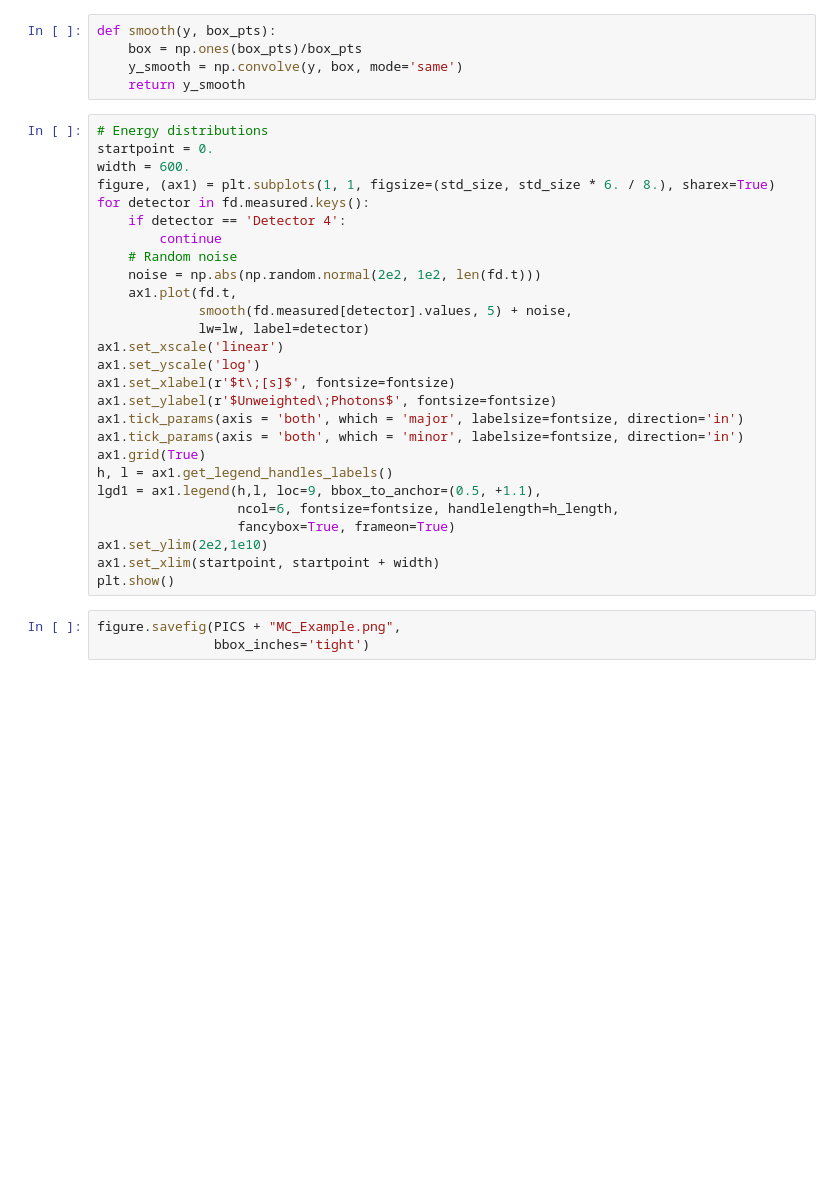
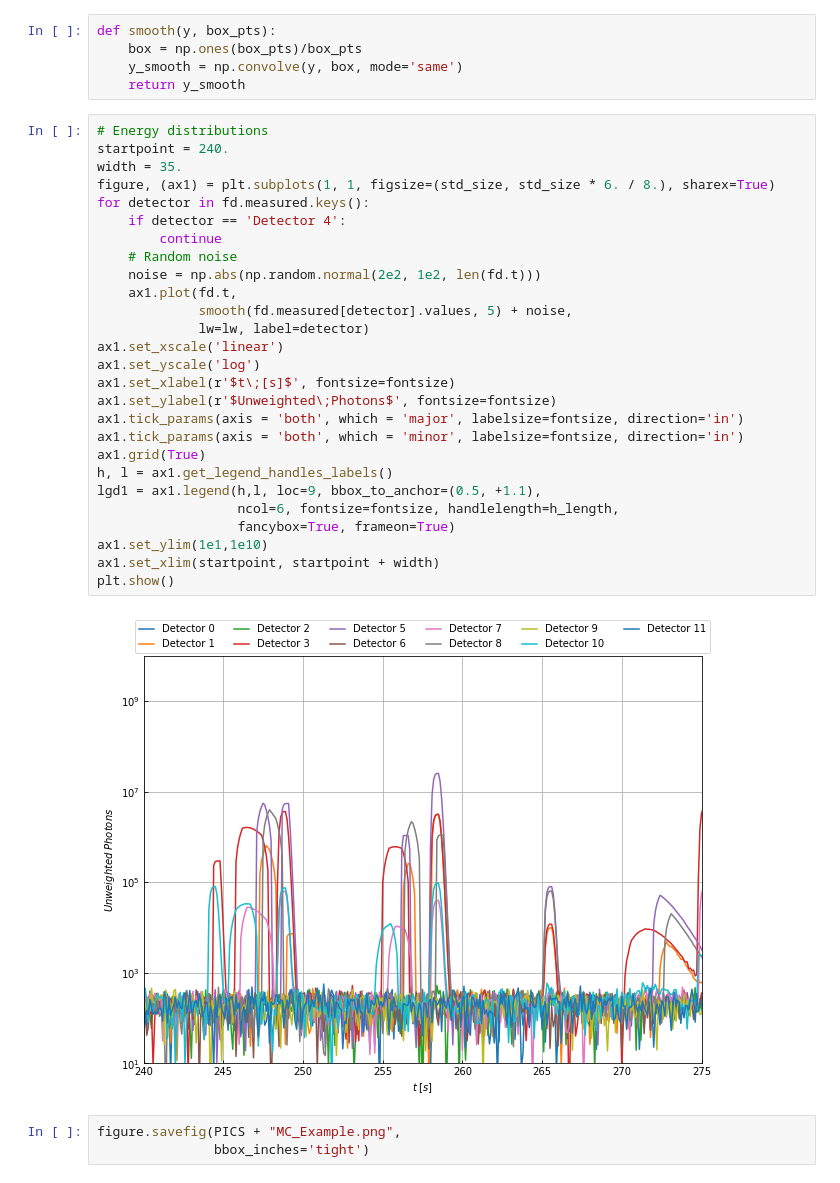
Before and after one commit to MeighenBergerS/fourth_day, a Jupyter notebook: examples/example.ipynb, the cells around one changed output. Drawn from its saved outputs; the diff is of its cells as text; blank space fills up the shorter version.

```diff
--- a/examples/example.ipynb
+++ b/examples/example.ipynb
@@ -94,31 +108,33 @@ def smooth(y, box_pts):
     return y_smooth
 # %%
 # Energy distributions
-startpoint = 0.
-width = 600.
+startpoint = 240.
+width = 35.
 figure, (ax1) = plt.subplots(1, 1, figsize=(std_size, std_size * 6. / 8.), sharex=True)
 for detector in fd.measured.keys():
     if detector == 'Detector 4':
         continue
     # Random noise
     noise = np.abs(np.random.normal(2e2, 1e2, len(fd.t)))
     ax1.plot(fd.t,
              smooth(fd.measured[detector].values, 5) + noise,
              lw=lw, label=detector)
 ax1.set_xscale('linear')
 ax1.set_yscale('log')
 ax1.set_xlabel(r'$t\;[s]$', fontsize=fontsize)
 ax1.set_ylabel(r'$Unweighted\;Photons$', fontsize=fontsize)
 ax1.tick_params(axis = 'both', which = 'major', labelsize=fontsize, direction='in')
 ax1.tick_params(axis = 'both', which = 'minor', labelsize=fontsize, direction='in')
 ax1.grid(True)
 h, l = ax1.get_legend_handles_labels()
 lgd1 = ax1.legend(h,l, loc=9, bbox_to_anchor=(0.5, +1.1),
                   ncol=6, fontsize=fontsize, handlelength=h_length,
                   fancybox=True, frameon=True)
-ax1.set_ylim(2e2,1e10)
+ax1.set_ylim(1e1,1e10)
 ax1.set_xlim(startpoint, startpoint + width)
 plt.show()
+# %% [output]
+[figure, added]
 # %%
 figure.savefig(PICS + "MC_Example.png",
                bbox_inches='tight')
```
Also changed, not shown: parts of 1 cell of this notebook, 1 other file.
